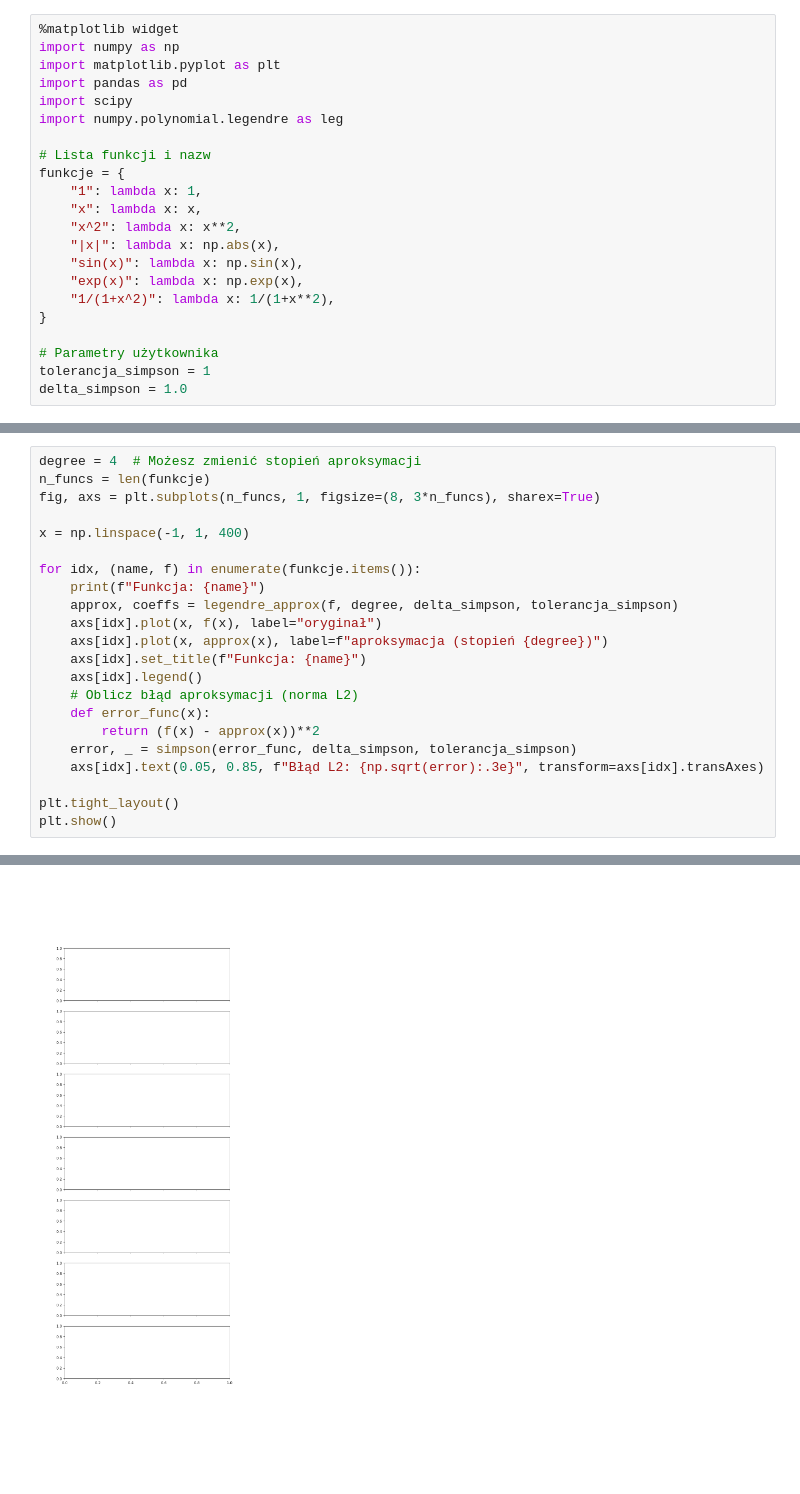
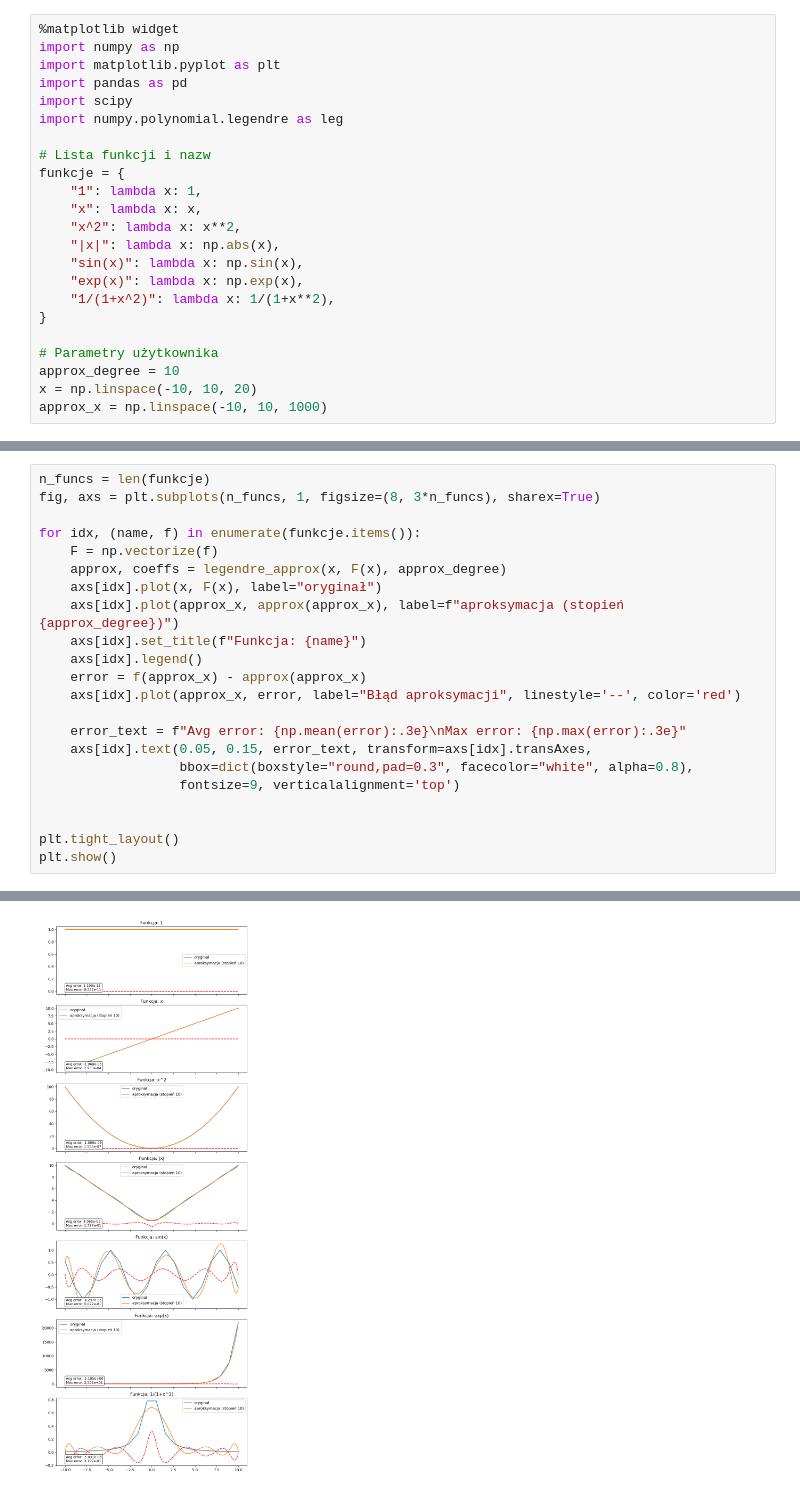
Before and after one commit to igoro00/numerki, a Jupyter notebook: main.ipynb, the cells around one changed output, grey strips where cells are left out. Drawn from its saved outputs; the diff is of its cells as text.

```diff
--- a/main.ipynb
+++ b/main.ipynb
@@ -18,5 +18,6 @@ funkcje = {
 }
 
 # Parametry użytkownika
-tolerancja_simpson = 1
-delta_simpson = 1.0
+approx_degree = 10
+x = np.linspace(-10, 10, 20)
+approx_x = np.linspace(-10, 10, 1000)
@@ -72,23 +42,23 @@ def legendre_approx(f, degree, simpson_delta, simpson_tol):
     return approx, coeffs
 # %%
-degree = 4  # Możesz zmienić stopień aproksymacji
 n_funcs = len(funkcje)
 fig, axs = plt.subplots(n_funcs, 1, figsize=(8, 3*n_funcs), sharex=True)
 
-x = np.linspace(-1, 1, 400)
-
 for idx, (name, f) in enumerate(funkcje.items()):
-    print(f"Funkcja: {name}")
-    approx, coeffs = legendre_approx(f, degree, delta_simpson, tolerancja_simpson)
-    axs[idx].plot(x, f(x), label="oryginał")
-    axs[idx].plot(x, approx(x), label=f"aproksymacja (stopień {degree})")
+    F = np.vectorize(f)
+    approx, coeffs = legendre_approx(x, F(x), approx_degree)
+    axs[idx].plot(x, F(x), label="oryginał")
+    axs[idx].plot(approx_x, approx(approx_x), label=f"aproksymacja (stopień {approx_degree})")
     axs[idx].set_title(f"Funkcja: {name}")
     axs[idx].legend()
-    # Oblicz błąd aproksymacji (norma L2)
-    def error_func(x):
-        return (f(x) - approx(x))**2
-    error, _ = simpson(error_func, delta_simpson, tolerancja_simpson)
-    axs[idx].text(0.05, 0.85, f"Błąd L2: {np.sqrt(error):.3e}", transform=axs[idx].transAxes)
+    error = f(approx_x) - approx(approx_x)
+    axs[idx].plot(approx_x, error, label="Błąd aproksymacji", linestyle='--', color='red')
+
+    error_text = f"Avg error: {np.mean(error):.3e}\nMax error: {np.max(error):.3e}"
+    axs[idx].text(0.05, 0.15, error_text, transform=axs[idx].transAxes,
+                  bbox=dict(boxstyle="round,pad=0.3", facecolor="white", alpha=0.8),
+                  fontsize=9, verticalalignment='top')
+
 
 plt.tight_layout()
 plt.show()
@@ -114 +66 @@ KeyboardInterrupt:
-[figure, old version]
+[figure, new version]
```
Also changed, not shown: parts of 3 cells of this notebook, 4 other files.
